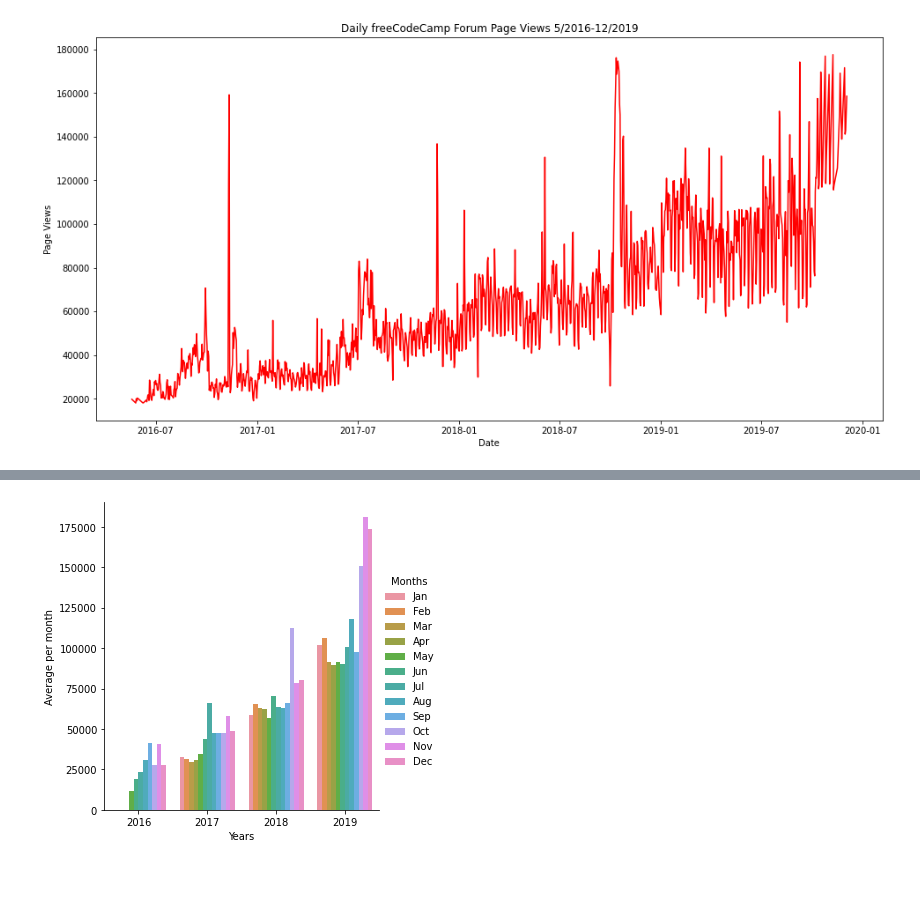
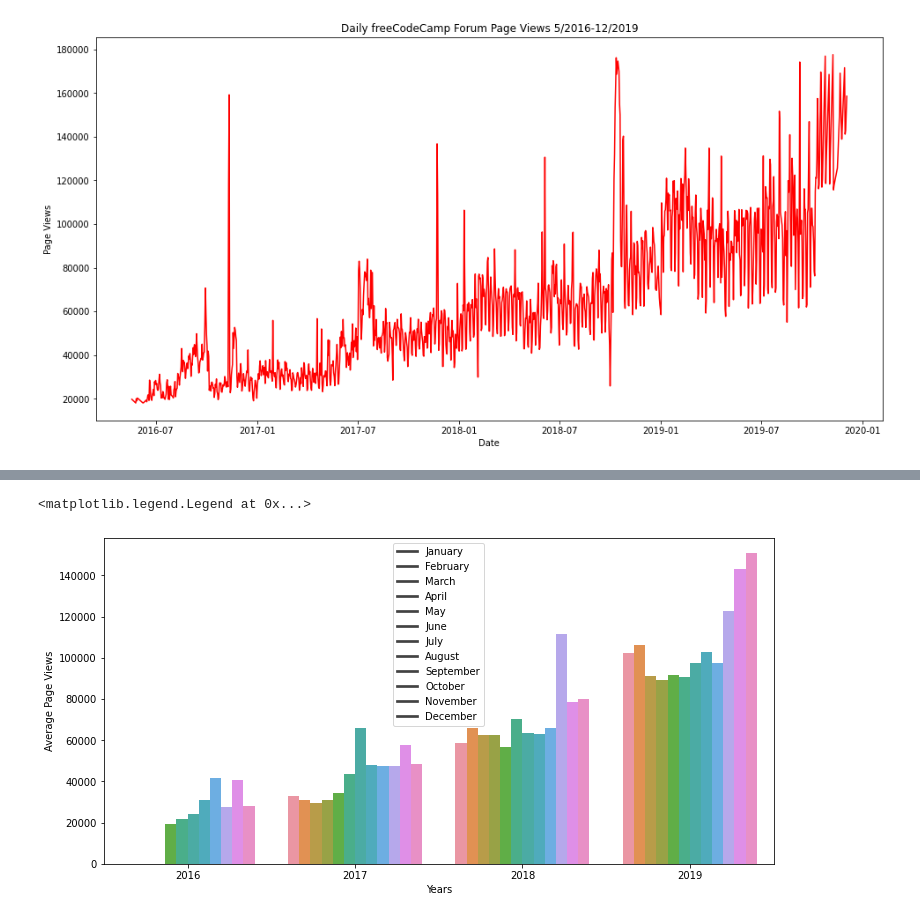
Before and after one commit to JavierRojas14/Page_View_Time_Series_Visualizer, a Jupyter notebook: time_series_visualizer.ipynb, the cells around one changed output, grey strips where cells are left out. Cells and saved outputs as stored; diff of their text form; code cells hidden in the pictures; blank space fills up the shorter version.

```diff
--- a/time_series_visualizer.ipynb
+++ b/time_series_visualizer.ipynb
@@ -80,10 +86,17 @@ averages
 | 41 | 2016 | Oct | 27398.322581 |
 | 42 | 2016 | Nov | 40448.633333 |
 | 43 | 2016 | Dec | 27832.419355 |
-# %%
-fig = sb.catplot(data = averages, kind = 'bar', x = 'Years', y = 'Average per month', hue = 'Months')
-# %% [output]
-[figure, removed]
+# %%
+meses = ['January', 'February', 'March', 'April', 'May', 'June', 'July', 'August',
+                   'September', 'October', 'November', 'December']
+
+fig, axis = plt.subplots(figsize = (12, 6))
+g = sb.barplot(data = averages, x = 'Years', y = 'Average per month', hue = 'Months', ax = axis)
+g.set(xlabel = 'Years', ylabel = 'Average Page Views')
+g.legend(meses)
+# %% [output]
+<matplotlib.legend.Legend at 0x...>
+[figure, added]
 # %%
 df_box = df.copy()
 df_box.reset_index(inplace=True)
```
Also changed, not shown: parts of 4 cells of this notebook, 1 other file.
